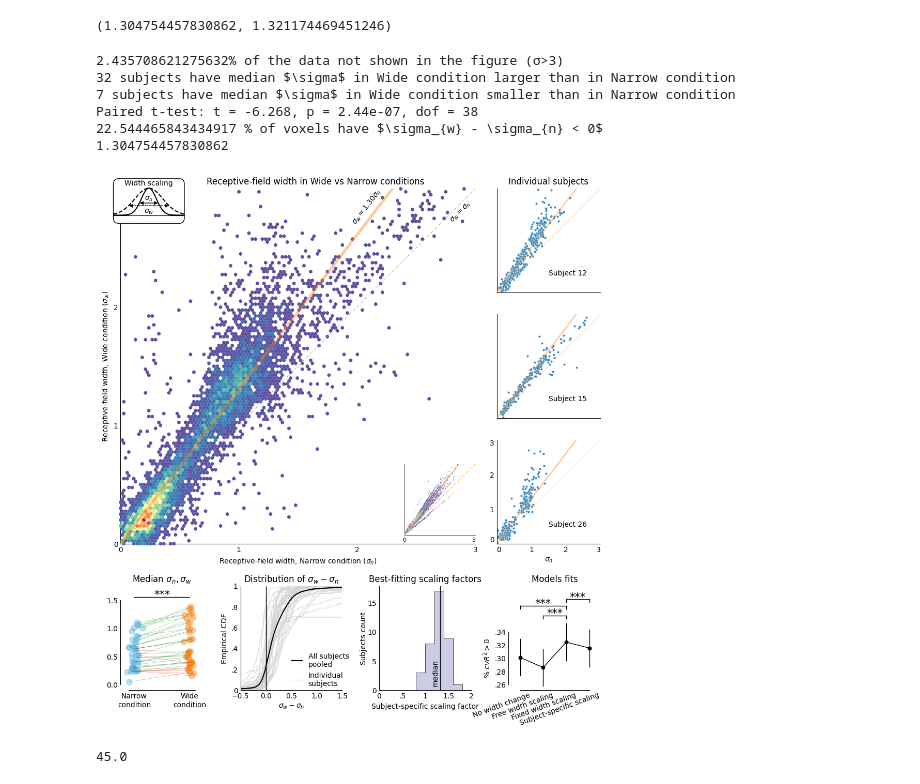
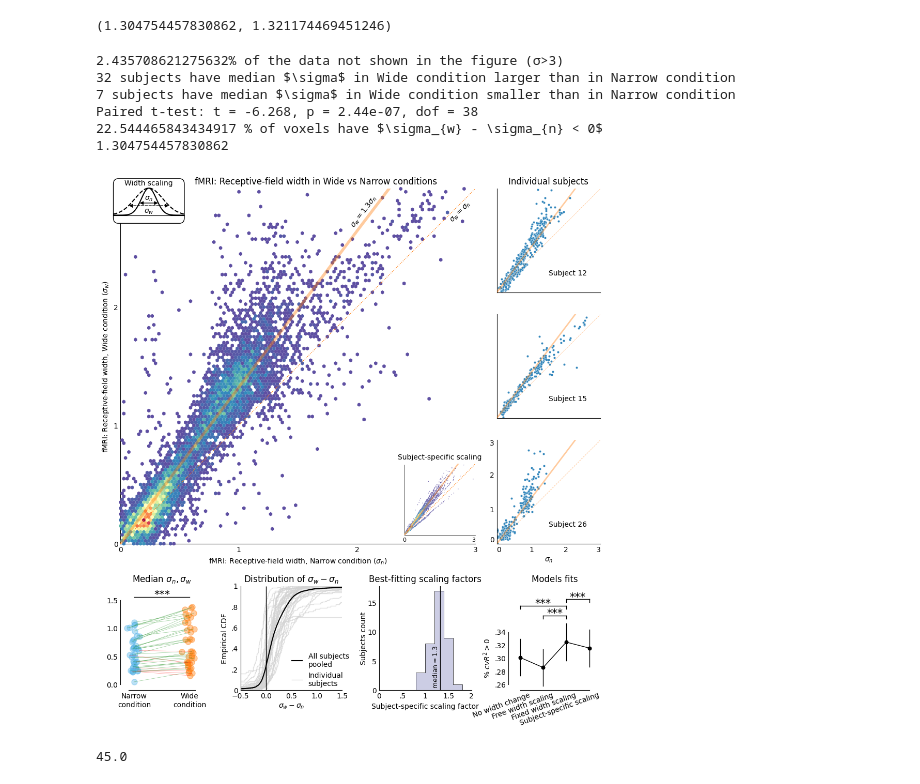
Before and after one commit to Gilles86/neural_priors, a Jupyter notebook: notebooks/fmri_models_analysis.ipynb, the cells around one changed output. Drawn from its saved outputs; the diff is of its cells as text; code cells hidden in the pictures.

Commit message:
small fig adjustments (pref num, widths)

```diff
--- a/notebooks/fmri_models_analysis.ipynb
+++ b/notebooks/fmri_models_analysis.ipynb
@@ -1564,19 +1598,19 @@ ax.set_xlim(0,σmax); ax.set_ylim(0,σmax)
 
 ax.tick_params(axis='both', length=0)
 
-mean_ratio_sd = dfest15.sd.ratio_wn.groupby('subject').first().mean()
+median_ratio_sd = dfest15.sd.ratio_wn.groupby('subject').first().median()
 
 ax.axline((0,0), slope=1, color=LINE_COLOR, ls=':', lw=1, zorder=100)
-ax.plot([0, σmax], [0, mean_ratio_sd*σmax], c=LINE_COLOR, lw=4, alpha=.4, zorder=100)
+ax.plot([0, σmax], [0, median_ratio_sd*σmax], c=LINE_COLOR, lw=4, alpha=.4, zorder=100)
 #ax.plot([0, σmax], [0, np.sqrt(2)*σmax], c=LINE_COLOR, lw=.5, zorder=100)
 
-ax.set_xlabel('Receptive-field width, Narrow condition ($\sigma_n$)')
-ax.set_ylabel('Receptive-field width, Wide condition ($\sigma_w$)')
-ax.set_title('Receptive-field width in Wide vs Narrow conditions', x=.55, y=1)
+ax.set_xlabel('fMRI: Receptive-field width, Narrow condition ($\sigma_n$)')
+ax.set_ylabel('fMRI: Receptive-field width, Wide condition ($\sigma_w$)')
+ax.set_title('fMRI: Receptive-field width in Wide vs Narrow conditions', x=.55, y=1)
 
 ax.text(2.975, 2.8+.1, '$\sigma_w=\sigma_n$', fontsize=10, ha='right', va='top', rotation=45) # Same width
-ax.text(2.22 , 2.22*mean_ratio_sd+.11, f'$\sigma_w={mean_ratio_sd:.2f}\sigma_n$', fontsize=10, ha='right', va='top',
-        rotation=np.arctan(mean_ratio_sd)*180/np.pi,) # backgroundcolor='w', zorder=100)
+ax.text(2.18 , 2.18*median_ratio_sd+.07, f'$\sigma_w={median_ratio_sd:.1f}\sigma_n$', fontsize=10, ha='right', va='top',
+        rotation=np.arctan(median_ratio_sd)*180/np.pi,) # backgroundcolor='w', zorder=100)
 #ax.text(2., 2.*np.sqrt(2)+.1, 'Width $\\times\sqrt{2}$', fontsize=10, ha='right', va='top', rotation=54.74)
 ax.set_yticks([0, 1, 2, 3])
 ax.set_xticks([0, 1, 2, 3]);
@@ -1634,7 +1668,7 @@ if True:
     inset_ax2.hexbin(dfest15[ind].sd.narrow, dfest15[ind].sd.wide, gridsize=(60*np.array([np.sqrt(3),1])).astype(int), linewidths=0., cmap=this_cmap, mincnt=1, edgecolors='none')
     inset_ax2.set_xlim(0,3); inset_ax2.set_ylim(0,3)
     inset_ax2.axline((0,0), slope=1, color=LINE_COLOR, ls=':', lw=1, zorder=100)
-    inset_ax2.plot([0, σmax], [0, mean_ratio_sd*σmax], c=LINE_COLOR, lw=2, alpha=.4, zorder=100)
+    inset_ax2.plot([0, σmax], [0, median_ratio_sd*σmax], c=LINE_COLOR, lw=2, alpha=.4, zorder=100)
     #inset_ax2.plot([0, σmax], [0, np.sqrt(2)*σmax], c=LINE_COLOR, lw=.5, zorder=100)
     inset_ax2.spines['top'].set_visible(False); inset_ax2.spines['right'].set_visible(False)
     inset_ax2.spines['left'].set_linewidth(0.5); inset_ax2.spines['bottom'].set_linewidth(0.5)
@@ -1643,6 +1677,7 @@ if True:
     inset_ax2.set_xticks([0,3]); inset_ax2.set_yticks([0,3]); inset_ax2.set_yticklabels([None,None]);
     inset_ax2.tick_params(axis='both', labelsize=8, length=0)
     inset_ax2.get_xticklabels()[-1].set_ha('right')
+    inset_ax2.set_title('Subject-specific scaling', fontsize=10, backgroundcolor='w')
 
 ###### Individual subjects
 select_subjs = [12,15,26]
@@ -1655,7 +1690,7 @@ sns.scatterplot(data=index_filter(dfest14, subject=26).sd, x='narrow', y='wide',
 for ii,ax in enumerate([axS1, axS2, axS3]):
     ax.set_aspect('equal')
     ax.axline((0,0), slope=1, color=LINE_COLOR, ls=':', lw=.5, zorder=100)
-    ax.plot([0, σmax], [0, mean_ratio_sd*σmax], c=LINE_COLOR, lw=2, alpha=.4, zorder=100)
+    ax.plot([0, σmax], [0, median_ratio_sd*σmax], c=LINE_COLOR, lw=2, alpha=.4, zorder=100)
     #ax.plot([0, σmax], [0, np.sqrt(2)*σmax], c=LINE_COLOR, lw=.5, zorder=100)
     ax.set_xlim(0, 3); ax.set_ylim(0, 3)
     ax.set_xlabel(None); ax.set_ylabel(None)
@@ -1743,7 +1778,7 @@ this_color = 1 - .4*( 1 -  np.array( plt.cm.Spectral_r(.02)[:3] ) ) # equivalent
 sns.histplot(ratio_sd, ax=ax, bins=bins, color=this_color, linewidth=.5, element='step', ec='k') # bins=bins,
 ax.set_xlim(0,2)
 ax.axvline(ratio_sd.median(), color='k', linestyle='-', lw=1)
-ax.text(ratio_sd.median()-.02, 3, 'median', rotation=90, va='center', ha='right')
+ax.text(ratio_sd.median()-.02, 4., f'median$\\approx${ratio_sd.median():.1f}', rotation=90, va='center', ha='right', fontsize=9)
 ax.set_title("Best-fitting scaling factors")
 ax.set_xlabel('Subject-specific scaling factor')
 ax.set_yticks([0, 5, 10, 15])
@@ -1772,34 +1807,34 @@ offset = ScaledTranslation(dx, dy, fig.dpi_scale_trans)
 for label in ax.xaxis.get_majorticklabels(): label.set_transform(label.get_transform() + offset)
 ax.set_xlim(-.5,3.5)
 #### y
 ax.set_yticks([.26, .28, .3, .32, .34])
 ax.set_yticklabels(['.26', '.28', '.30', '.32', '.34'])
 ax.set_ylabel('% $cvR^2 > 0$', y=.5, ha='right')
 ax.spines.left.set_bounds((.26, .34))
 ax.spines.bottom.set_bounds((0, 3))
 sns.despine(fig)
 # (0,4), (3,4), (5,4)
 vll = 0.005
 star_size = 15
 star_offset = -.005
 star_line(ax, 0, 2, .38 , compare_res_est.loc[(4,31)]['p-val'], vertical_lines_length=vll, star_size=star_size, star_offset=star_offset)
 star_line(ax, 1, 2, .365, compare_res_est.loc[(14,31)]['p-val'], vertical_lines_length=vll, star_size=star_size, star_offset=star_offset)
 star_line(ax, 3, 2, .39 , compare_res_est.loc[(15,31)]['p-val'], vertical_lines_length=vll, star_size=star_size, star_offset=star_offset)
 ax.set_title('Models fits')
 ax.set_ylim(None, .41)
 
 sns.despine(fig)
 sns.despine(ax=icon_ax, left=True)
 
 fig.savefig('figures/sd_wide_vs_narrow.pdf', bbox_inches='tight')
 # %% [output]
 2.435708621275632% of the data not shown in the figure (σ>3)
 32 subjects have median $\sigma$ in Wide condition larger than in Narrow condition
 7 subjects have median $\sigma$ in Wide condition smaller than in Narrow condition
 Paired t-test: t = -6.268, p = 2.44e-07, dof = 38
 22.544465843434917 % of voxels have $\sigma_{w} - \sigma_{n} < 0$
 1.304754457830862
-[figure, old version]
+[figure, new version]
 # %%
 np.arctan(1)*180/np.pi
 # %% [output]
```
Also changed, not shown: parts of 8 cells of this notebook.
